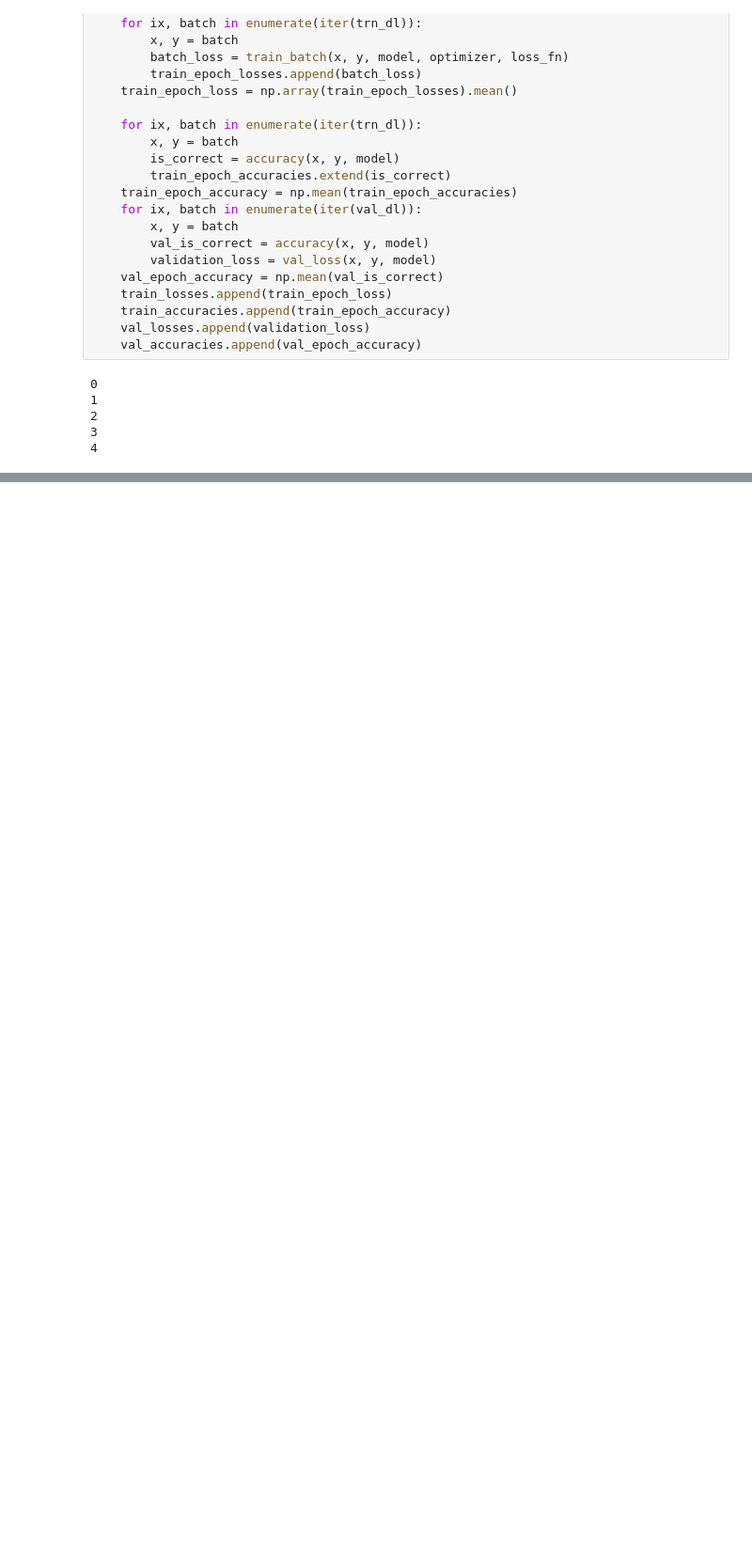
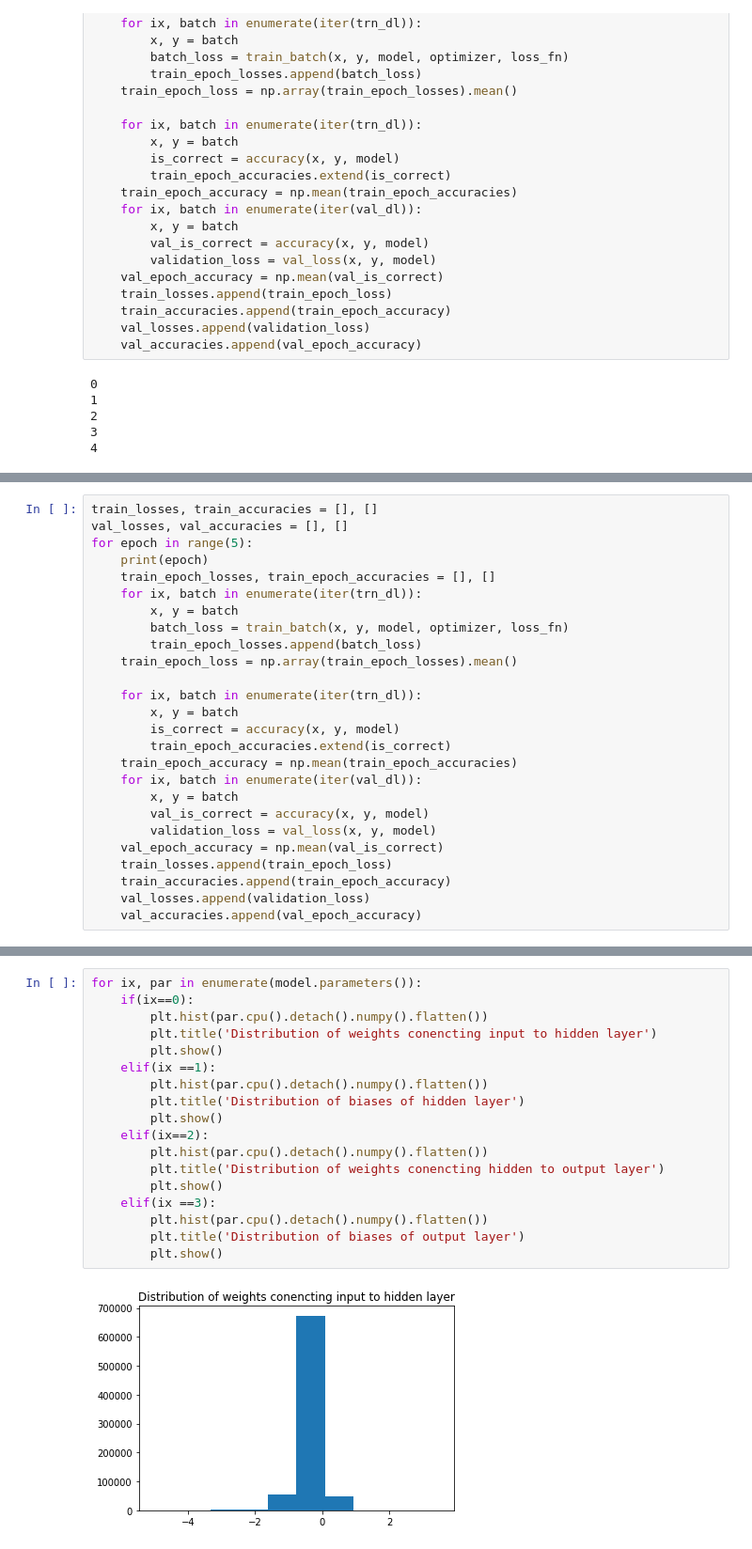
Before and after one commit to ahmadSoliman94/Artificial-Intelligence, a Jupyter notebook: DL/Modern Computer Vision with Pytorch/Building_a_Deep_Neural_Network_with_PyTorch.ipynb, the cells around one changed output, grey strips where cells are left out. Shown at 94% size. Cells and saved outputs as stored; diff of their text form; blank space fills up the shorter version.

```diff
--- a/DL/Modern Computer Vision with Pytorch/Building_a_Deep_Neural_Network_with_PyTorch.ipynb
+++ b/DL/Modern Computer Vision with Pytorch/Building_a_Deep_Neural_Network_with_PyTorch.ipynb
@@ -1355,0 +1455,26 @@ for ix, par in enumerate(model.parameters()):
+# %%
+train_losses, train_accuracies = [], []
+val_losses, val_accuracies = [], []
+for epoch in range(5):
+    print(epoch)
+    train_epoch_losses, train_epoch_accuracies = [], []
+    for ix, batch in enumerate(iter(trn_dl)):
+        x, y = batch
+        batch_loss = train_batch(x, y, model, optimizer, loss_fn)
+        train_epoch_losses.append(batch_loss)
+    train_epoch_loss = np.array(train_epoch_losses).mean()
+
+    for ix, batch in enumerate(iter(trn_dl)):
+        x, y = batch
+        is_correct = accuracy(x, y, model)
+        train_epoch_accuracies.extend(is_correct)
+    train_epoch_accuracy = np.mean(train_epoch_accuracies)
+    for ix, batch in enumerate(iter(val_dl)):
+        x, y = batch
+        val_is_correct = accuracy(x, y, model)
+        validation_loss = val_loss(x, y, model)
+    val_epoch_accuracy = np.mean(val_is_correct)
+    train_losses.append(train_epoch_loss)
+    train_accuracies.append(train_epoch_accuracy)
+    val_losses.append(validation_loss)
+    val_accuracies.append(val_epoch_accuracy)
@@ -1355,0 +1517,20 @@ for ix, par in enumerate(model.parameters()):
+# %%
+for ix, par in enumerate(model.parameters()):
+    if(ix==0):
+        plt.hist(par.cpu().detach().numpy().flatten())
+        plt.title('Distribution of weights conencting input to hidden layer')
+        plt.show()
+    elif(ix ==1):
+        plt.hist(par.cpu().detach().numpy().flatten())
+        plt.title('Distribution of biases of hidden layer')
+        plt.show()
+    elif(ix==2):
+        plt.hist(par.cpu().detach().numpy().flatten())
+        plt.title('Distribution of weights conencting hidden to output layer')
+        plt.show()
+    elif(ix ==3):
+        plt.hist(par.cpu().detach().numpy().flatten())
+        plt.title('Distribution of biases of output layer')
+        plt.show()
+# %% [output]
+[figure, added]
```
Also changed, not shown: parts of 38 cells of this notebook.
